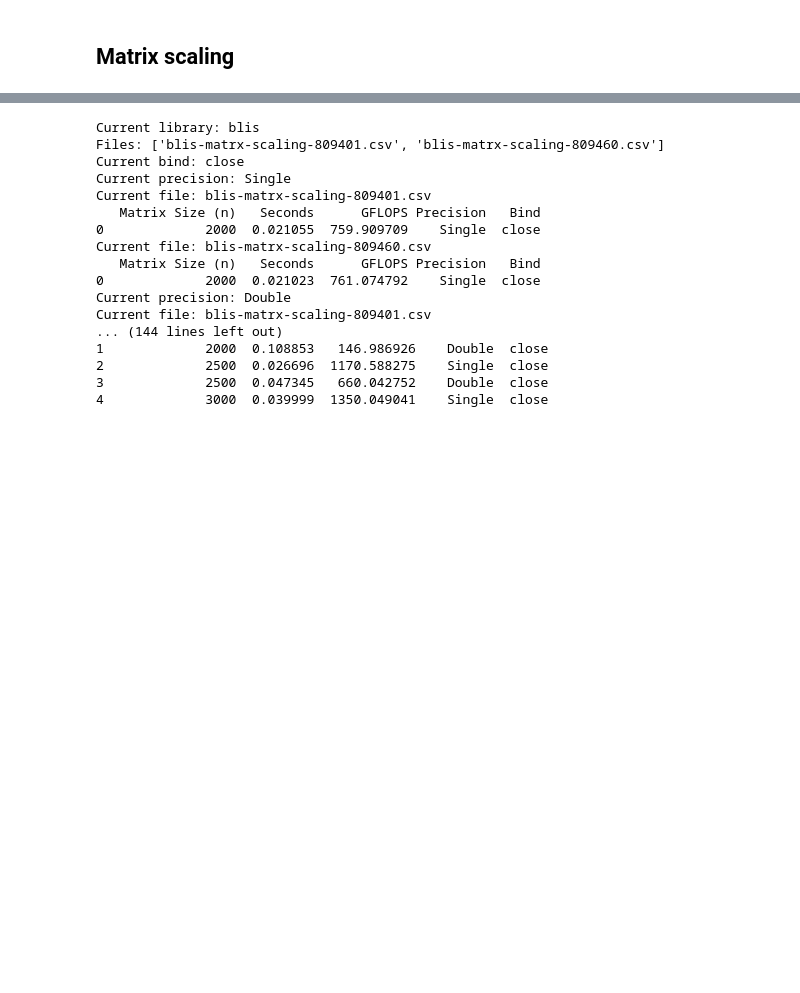
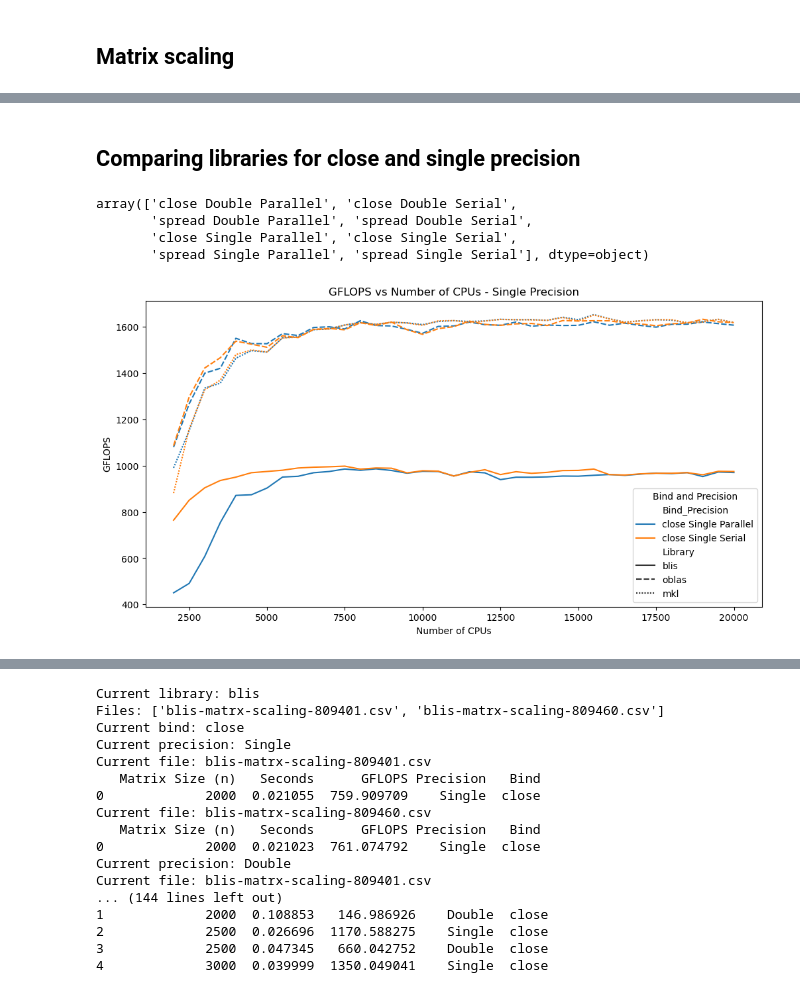
Before and after one commit to pettepiero/Foundations_of_HPC_2022, a Jupyter notebook: Assignment/exercise2/graphs.ipynb, the cells around one changed output, grey strips where cells are left out. Saved outputs shown, nothing was run; the diff lists cells and outputs as text; code cells hidden in the pictures; blank space fills up the shorter version.

Commit message:
Improved graphs

```diff
--- a/Assignment/exercise2/graphs.ipynb
+++ b/Assignment/exercise2/graphs.ipynb
@@ -115,15 +128,20 @@ def df_average_experiments(library, exp, dir):
         return
     parallel_init_files = [file for file in files if "init" in file]
     serial_init_files = [file for file in files if file not in parallel_init_files]
+    print(parallel_init_files)
+    print(serial_init_files)
+
 
     parallel_init_df_list = [pd.read_csv(file) for file in parallel_init_files]
     parallel_init_df = pd.concat(parallel_init_df_list, ignore_index=True)
+    parallel_init_df.columns = ["Measurement", "Number of CPUs", "Seconds", "GFLOPS", "Precision", "Bind"]
     parallel_init_df["Bind"] = parallel_init_df["Bind"].astype("category")
     parallel_init_df["Initialization"] = "Parallel"
     parallel_init_df["Initialization"].astype("category")
 
     serial_init_df_list = [pd.read_csv(file) for file in serial_init_files]
     serial_init_df = pd.concat(serial_init_df_list, ignore_index=True)
+    serial_init_df.columns = ["Measurement", "Number of CPUs", "Seconds", "GFLOPS", "Precision", "Bind"]
     serial_init_df["Bind"] = serial_init_df["Bind"].astype("category")
     serial_init_df["Initialization"] = "Serial"
     serial_init_df["Initialization"].astype("category")
@@ -256,7 +257,7 @@ for lib in ["blis", "oblas", "mkl"]:
 
     # Pivot the DataFrame with multi-level columns including 'Bind'
     spread_df_pivoted = spread_df.pivot(
-        index=["Matrix Size (n)"], columns=["Bind", "Precision"], values="GFLOPS"
+        index=["Matrix Size (n)"], columns=["Bind", "Precision", "Initialization"], values="GFLOPS"
     ).reset_index()
 
     # Flatten the multi-level columns
@@ -286,19 +287,4 @@ melted_df = full_core_scaling_df.melt(
     var_name="Bind_Precision",
     value_name="GFLOPS",
 )
-
-# Plot using sns.lineplot
-plt.figure(figsize=(12, 6))
-sns.lineplot(
-    data=melted_df,
-    x="Matrix Size (n)",
-    y="GFLOPS",
-    hue="Bind_Precision",
-    style="Library",
-)
-plt.title("GFLOPS vs Matrix Size")
-plt.xlabel("Number of CPUs")
-plt.ylabel("GFLOPS")
-plt.legend(title="Bind and Precision")
-plt.show()
 # %% [output]
@@ -308,0 +326,29 @@ plt.show()
+# %% [markdown]
+## Comparing libraries for close and single precision
+# %%
+melted_df["Bind_Precision"].unique()
+# %% [output]
+array(['close Double Parallel', 'close Double Serial',
+       'spread Double Parallel', 'spread Double Serial',
+       'close Single Parallel', 'close Single Serial',
+       'spread Single Parallel', 'spread Single Serial'], dtype=object)
+# %%
+selected_bind_prec = ["close Single Parallel", "close Single Serial"]
+
+subset_df = melted_df[melted_df["Bind_Precision"].isin(selected_bind_prec)]
+# Plot using sns.lineplot
+plt.figure(figsize=(12, 6))
+sns.lineplot(
+    data=subset_df,
+    x="Matrix Size (n)",
+    y="GFLOPS",
+    hue="Bind_Precision",
+    style="Library",
+)
+plt.title("GFLOPS vs Number of CPUs - Single Precision")
+plt.xlabel("Number of CPUs")
+plt.ylabel("GFLOPS")
+plt.legend(title="Bind and Precision")
+plt.show()
+# %% [output]
+[figure, added]
```
Also changed, not shown: parts of 15 cells of this notebook.
